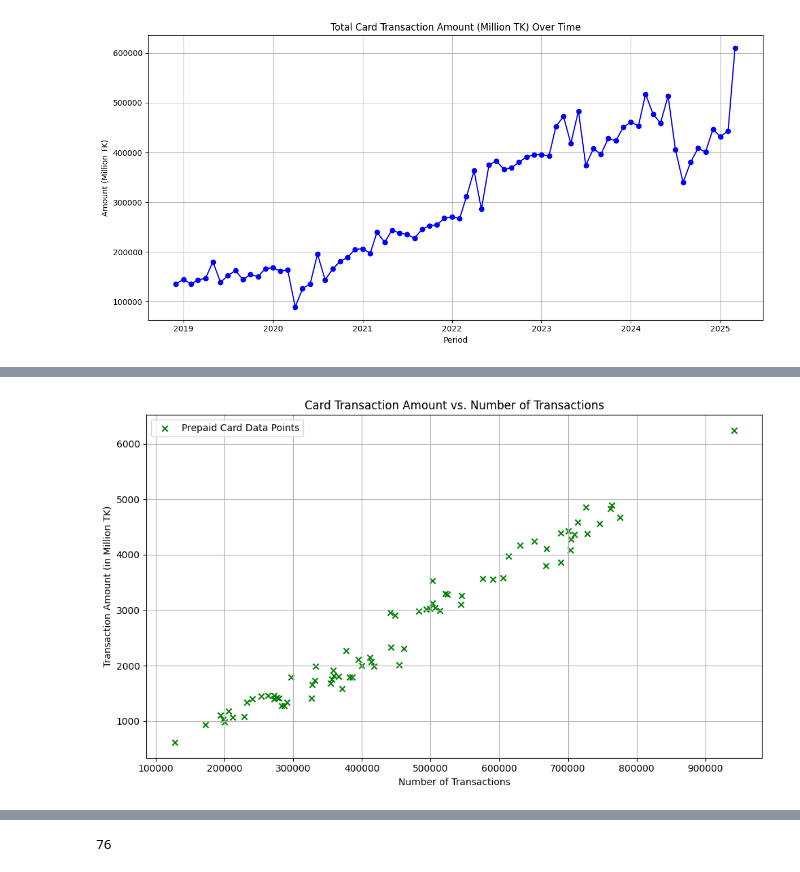
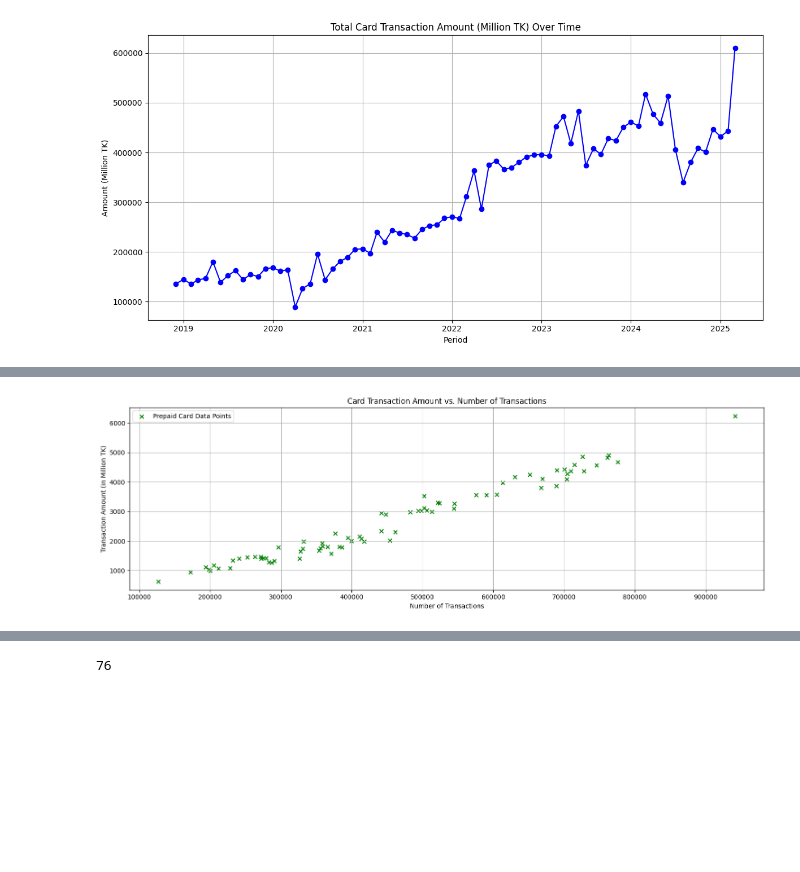
Before and after one commit to Aurnobb-Tasneem/Bangladesh_Digital_Transaction_Forecaster, a Jupyter notebook: notebooks/main.ipynb, the cells around one changed output, grey strips where cells are left out. Drawn from its saved outputs; the diff is of its cells as text; code cells hidden in the pictures; blank space fills up the shorter version.

```diff
--- a/notebooks/main.ipynb
+++ b/notebooks/main.ipynb
@@ -190,14 +190,14 @@ plt.show()
 # %%
-plt.figure(figsize=(10, 6))
+plt.figure(figsize=(15, 5))
 plt.scatter(df['PCT_Number'], df['PCT_Amount'], marker='x', c='g', label='Prepaid Card Data Points')
 
 plt.title('Card Transaction Amount vs. Number of Transactions')
 plt.ylabel('Transaction Amount (in Million TK)')
 plt.xlabel('Number of Transactions')
 plt.grid(True)
 plt.legend()
 plt.tight_layout()
 plt.show()
 # %% [output]
-[figure, old version]
+[figure, new version]
 # %%
```
Also changed, not shown: parts of 23 cells of this notebook.
